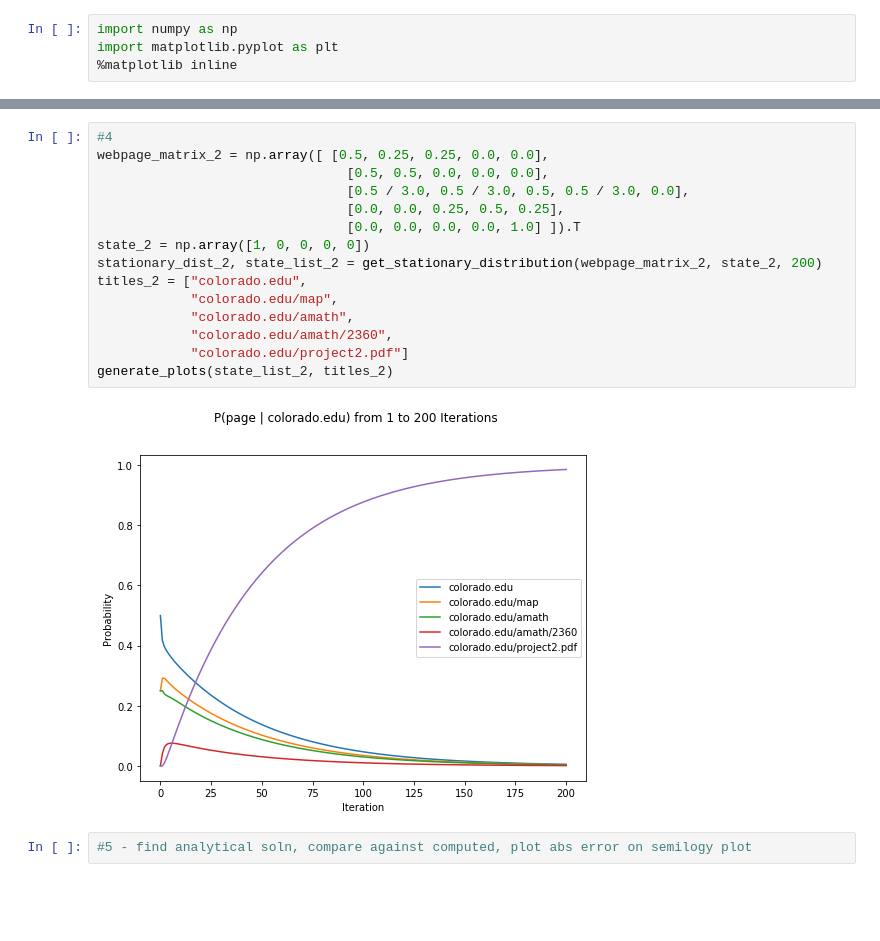
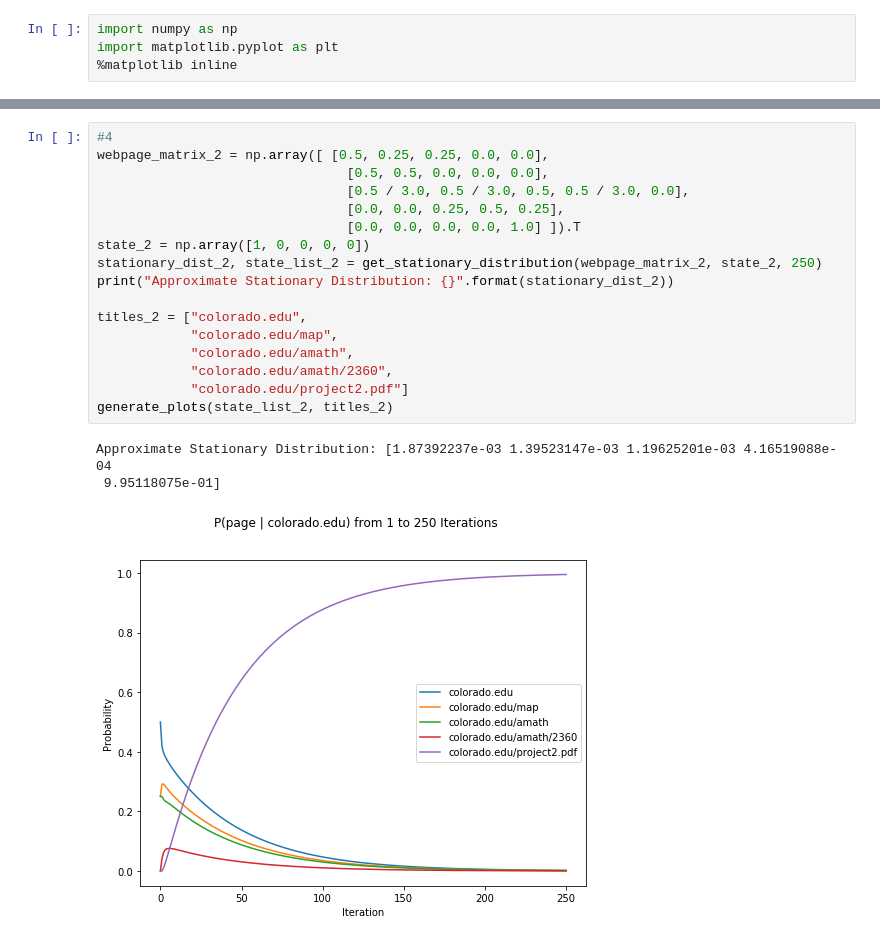
Before and after one commit to sloughlin/differential-equations, a Jupyter notebook: APPM_Project2_code.ipynb, the cells around one changed output, grey strips where cells are left out. Saved outputs shown, nothing was run; the diff lists cells and outputs as text; blank space fills up the shorter version.

```diff
--- a/APPM_Project2_code.ipynb
+++ b/APPM_Project2_code.ipynb
@@ -76,19 +83,21 @@ generate_plots(state_list_1, titles_1)
 # %%
 #4
 webpage_matrix_2 = np.array([ [0.5, 0.25, 0.25, 0.0, 0.0],
                                 [0.5, 0.5, 0.0, 0.0, 0.0],
                                 [0.5 / 3.0, 0.5 / 3.0, 0.5, 0.5 / 3.0, 0.0],
                                 [0.0, 0.0, 0.25, 0.5, 0.25],
                                 [0.0, 0.0, 0.0, 0.0, 1.0] ]).T
 state_2 = np.array([1, 0, 0, 0, 0])
-stationary_dist_2, state_list_2 = get_stationary_distribution(webpage_matrix_2, state_2, 200)
+stationary_dist_2, state_list_2 = get_stationary_distribution(webpage_matrix_2, state_2, 250)
+print("Approximate Stationary Distribution: {}".format(stationary_dist_2))
+
 titles_2 = ["colorado.edu",
             "colorado.edu/map",
             "colorado.edu/amath",
             "colorado.edu/amath/2360",
             "colorado.edu/project2.pdf"]
 generate_plots(state_list_2, titles_2)
 # %% [output]
+Approximate Stationary Distribution: [1.87392237e-03 1.39523147e-03 1.19625201e-03 4.16519088e-04
+ 9.95118075e-01]
-[figure, old version]
+[figure, new version]
-# %%
-#5 - find analytical soln, compare against computed, plot abs error on semilogy plot
```
Also changed, not shown: parts of 5 cells of this notebook.
